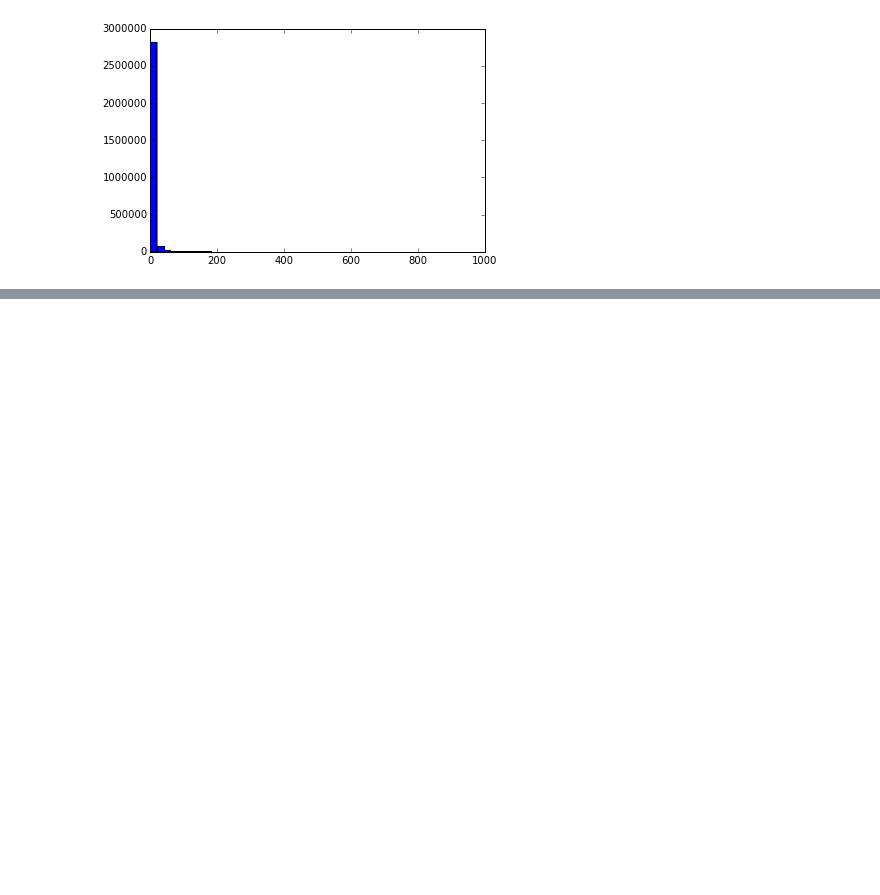
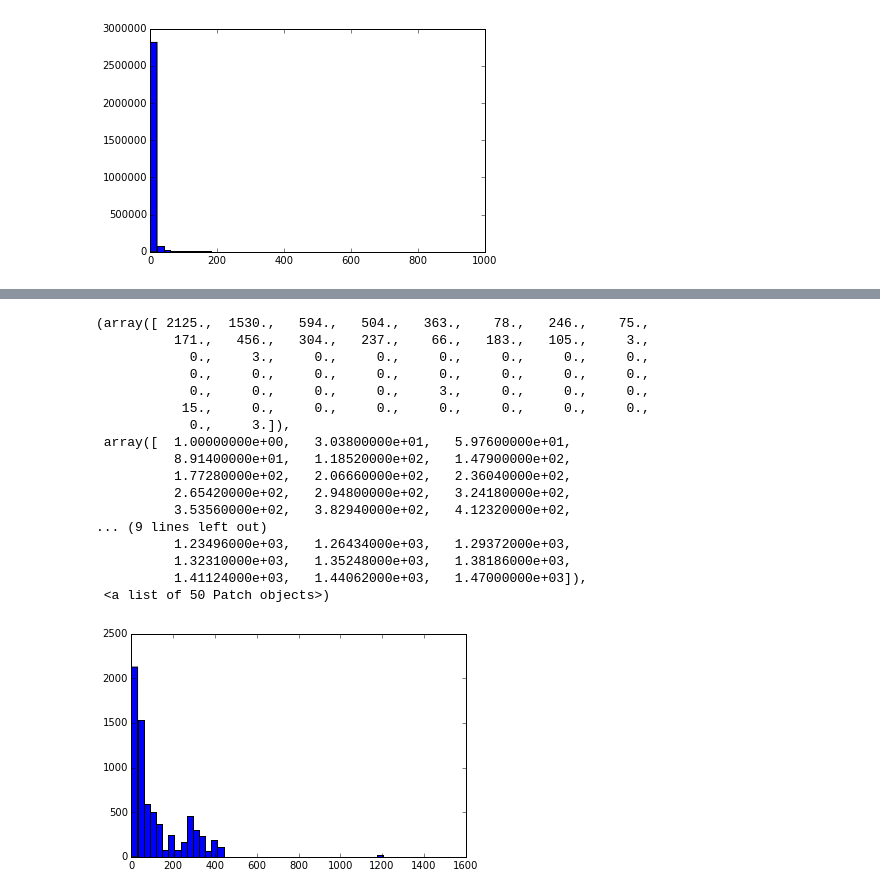
Before and after one commit to j-a-c/github-trends, a Jupyter notebook: Data Interaction.ipynb, the cells around one changed output, grey strips where cells are left out. Cells and saved outputs as stored; diff of their text form; code cells hidden in the pictures; blank space fills up the shorter version.

```diff
--- a/Data Interaction.ipynb
+++ b/Data Interaction.ipynb
@@ -86,0 +168,21 @@ plt.hist(culled_lengths, bins = 50)
+# %%
+plt.hist(awesome_https_counts, bins=50)
+# %% [output]
+(array([ 2125.,  1530.,   594.,   504.,   363.,    78.,   246.,    75.,
+          171.,   456.,   304.,   237.,    66.,   183.,   105.,     3.,
+            0.,     3.,     0.,     0.,     0.,     0.,     0.,     0.,
+            0.,     0.,     0.,     0.,     0.,     0.,     0.,     0.,
+            0.,     0.,     0.,     0.,     3.,     0.,     0.,     0.,
+           15.,     0.,     0.,     0.,     0.,     0.,     0.,     0.,
+            0.,     3.]),
+ array([  1.00000000e+00,   3.03800000e+01,   5.97600000e+01,
+          8.91400000e+01,   1.18520000e+02,   1.47900000e+02,
+          1.77280000e+02,   2.06660000e+02,   2.36040000e+02,
+          2.65420000e+02,   2.94800000e+02,   3.24180000e+02,
+          3.53560000e+02,   3.82940000e+02,   4.12320000e+02,
+... (9 lines left out)
+          1.23496000e+03,   1.26434000e+03,   1.29372000e+03,
+          1.32310000e+03,   1.35248000e+03,   1.38186000e+03,
+          1.41124000e+03,   1.44062000e+03,   1.47000000e+03]),
+ <a list of 50 Patch objects>)
+[figure, added]
```
Also changed, not shown: parts of 11 cells of this notebook, 2 other files.
